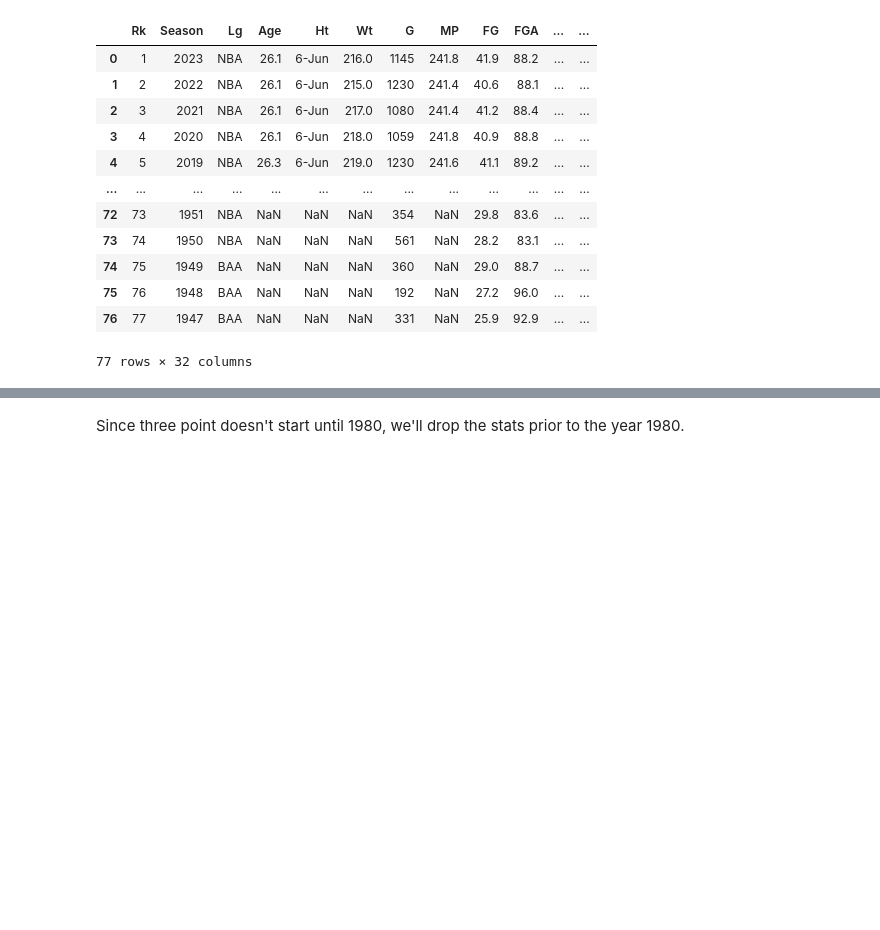
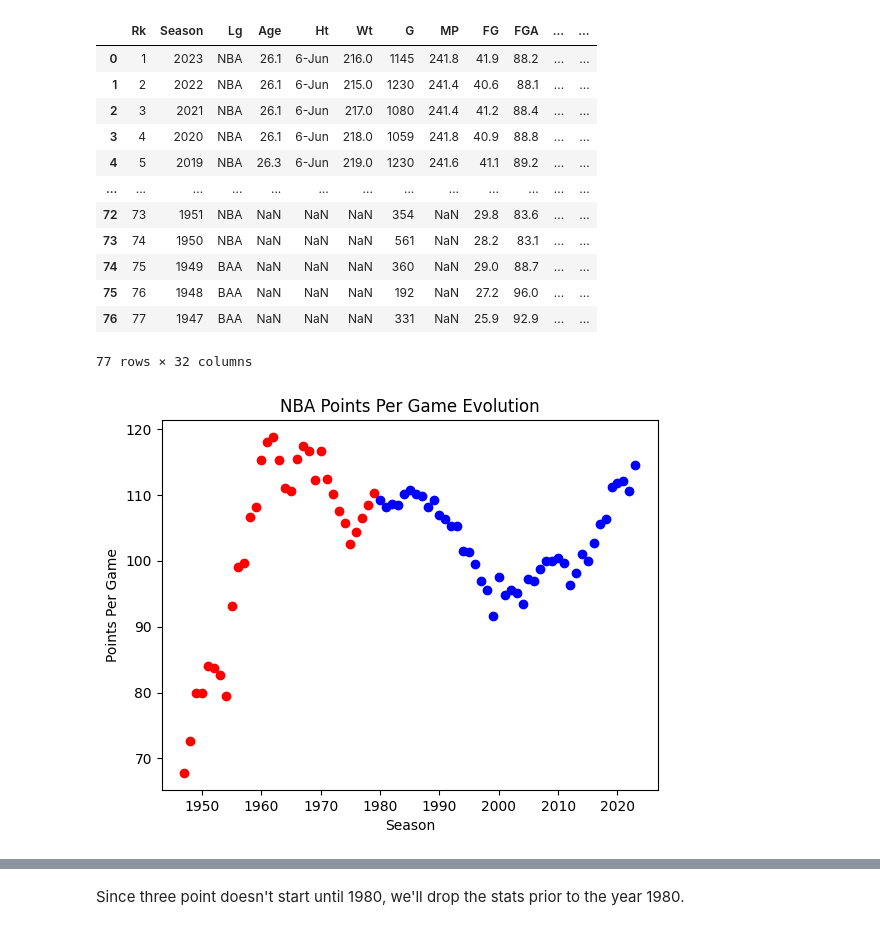
Before and after one commit to bowie0713/DS-Project-1, a Jupyter notebook: Three_Point_Data_Science_Project.ipynb, the cells around one changed output, grey strips where cells are left out. Cells and saved outputs as stored; diff of their text form; code cells hidden in the pictures; blank space fills up the shorter version.

```diff
--- a/Three_Point_Data_Science_Project.ipynb
+++ b/Three_Point_Data_Science_Project.ipynb
@@ -41,3 +42,18 @@ nba_df
 | 75 | 76 | 1948 | BAA | NaN | NaN | NaN | 192 | NaN | 27.2 | 96.0 | ... | ... |
 | 76 | 77 | 1947 | BAA | NaN | NaN | NaN | 331 | NaN | 25.9 | 92.9 | ... | ... |
 77 rows × 32 columns
+# %%
+pre = (nba_df['Season'] >= 1947) & (nba_df['Season'] < 1980) # years before 3P was established
+post = (nba_df['Season'] >= 1980) & (nba_df['Season'] <= 2023)
+pre_3p = nba_df[pre]
+post_3p = nba_df[post]
+plt.scatter(pre_3p['Season'], pre_3p['PTS'], color = 'red')
+plt.scatter(post_3p['Season'], post_3p['PTS'], color = 'blue')
+#plt.legend() how do i establish my
+plt.xlabel('Season')
+plt.ylabel('Points Per Game')
+plt.title('NBA Points Per Game Evolution')
+plt.show()
+#plt.scatter(nba_df['Season'], nba_df[''] )
+# %% [output]
+[figure, added]
```
Also changed, not shown: parts of 35 cells of this notebook.
